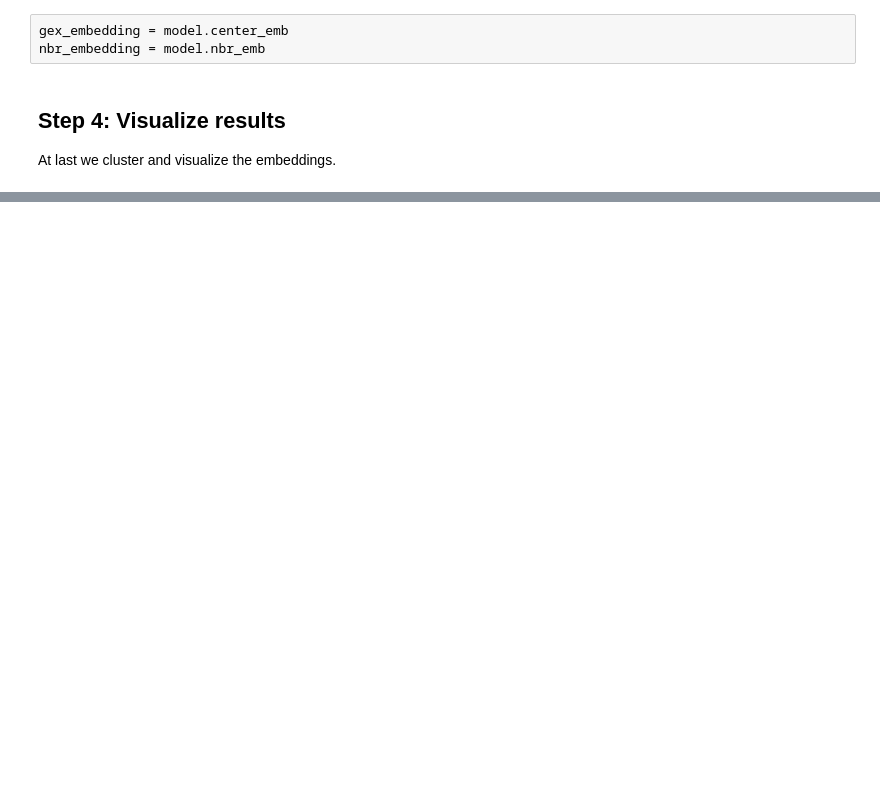
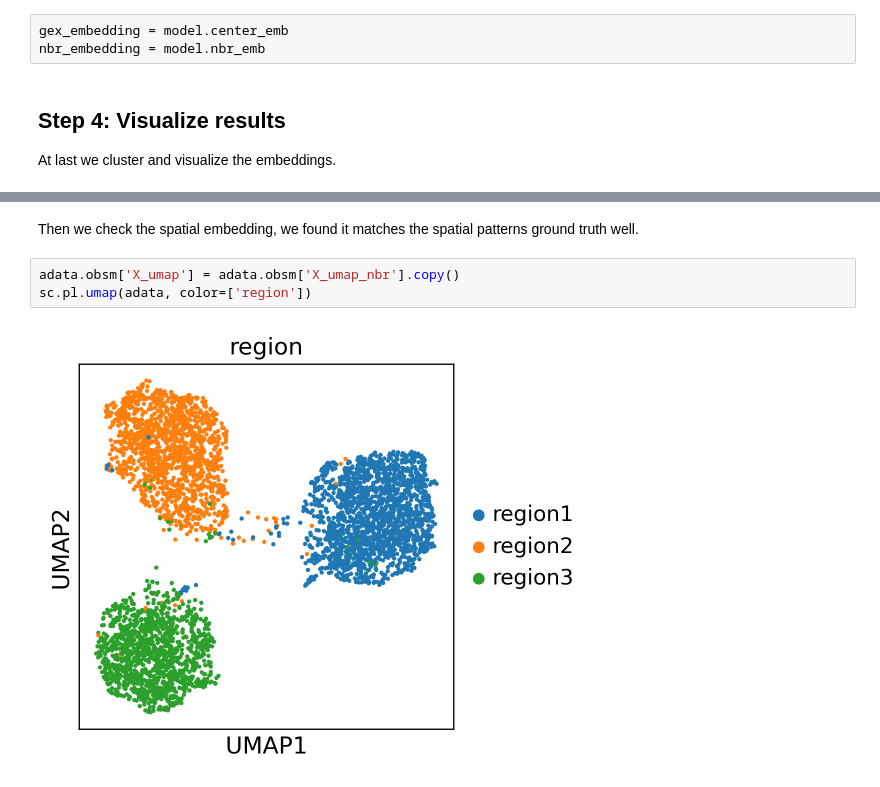
Before and after one commit to gao-lab/DECIPHER, a Jupyter notebook: docs/tutorials/train_model.ipynb, the cells around one changed output, grey strips where cells are left out. Cells and saved outputs as stored; diff of their text form; blank space fills up the shorter version.

```diff
--- a/docs/tutorials/train_model.ipynb
+++ b/docs/tutorials/train_model.ipynb
@@ -51,0 +185,7 @@ adata = scanpy_viz(adata, ['center', 'nbr'], resolution=0.5)
+# %% [markdown]
+Then we check the spatial embedding, we found it matches the spatial patterns ground truth well.
+# %%
+adata.obsm['X_umap'] = adata.obsm['X_umap_nbr'].copy()
+sc.pl.umap(adata, color=['region'])
+# %% [output]
+[figure, added]
```
Also changed, not shown: parts of 15 cells of this notebook, 3 other files.
